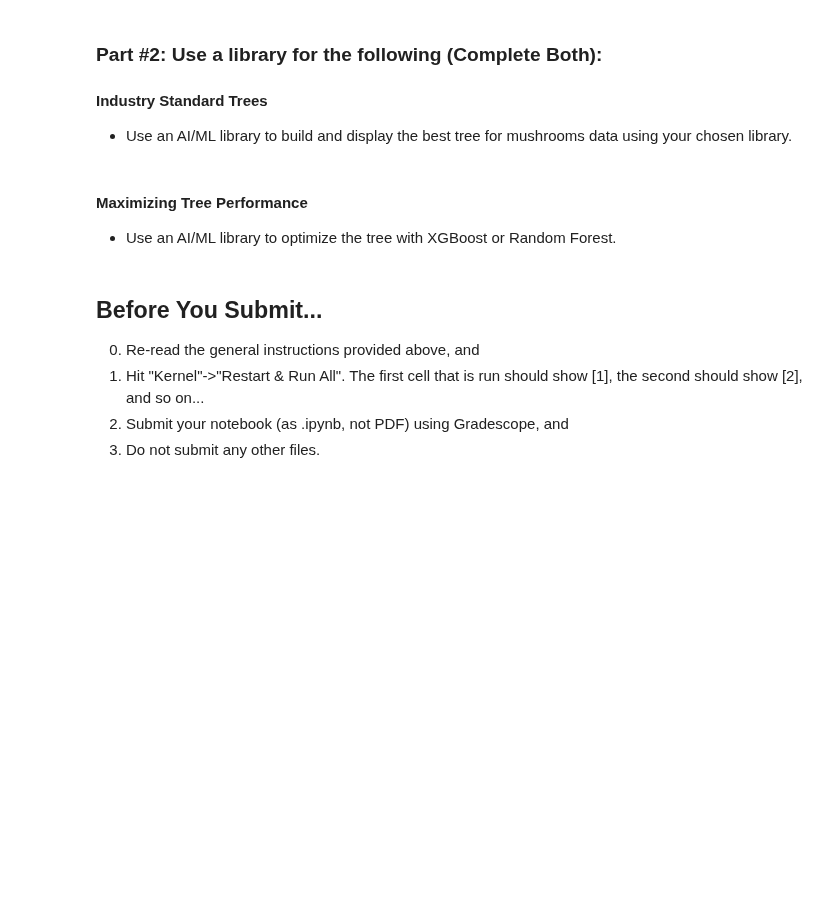
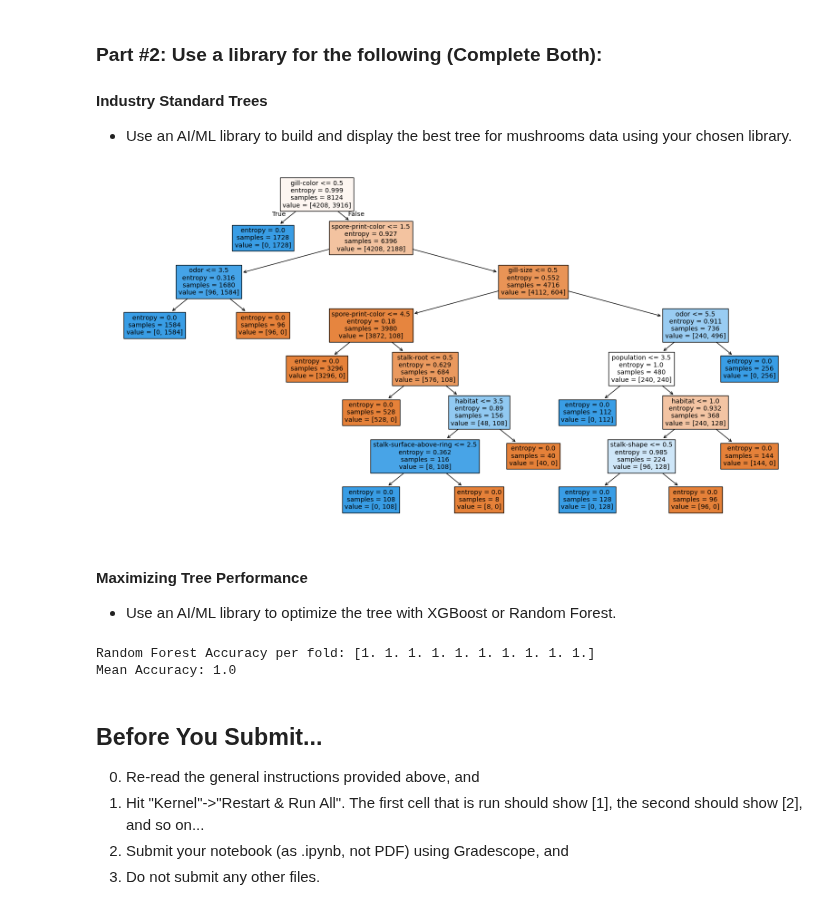
Before and after one commit to JaceLaf/ai_projects, a Jupyter notebook: project_4/project_4.ipynb, the cells around one changed output. Saved outputs shown, nothing was run; the diff lists cells and outputs as text; code cells hidden in the pictures; blank space fills up the shorter version.

Commit message:
wrote tree display and optimization

```diff
--- a/project_4/project_4.ipynb
+++ b/project_4/project_4.ipynb
@@ -680,3 +684,40 @@ ODOR - s =====> p
+# %%
+def prepare_data(data, attribute_names):
+    """
+    Encodes features for numeric input
+    Args:
+        data (list): a list of items
+        attribute_names (list): a list of the names of features
+    Returns:
+        X (df): attributes in numeric form
+        y (series): target variable in numeric form
+        encoders (dict): label encoder object for each attribute column
+    """
+    df = pd.DataFrame(data, columns=attribute_names + ['target'])
+
+    encoders = {}
+    for col in df.columns:
+        le = LabelEncoder()
+        df[col] = le.fit_transform(df[col])
+        encoders[col] = le
+
+    X = df[attribute_names]
+    y = df['target']
+
+    return X, y, encoders
+# %%
+X, y, encoders = prepare_data(data_mushroom, attribute_names_mushroom)
+
+# Trains tree
+classifers = DecisionTreeClassifier(criterion="entropy")
+classifers.fit(X, y)
+
+# Visualizes tree
+plt.figure(figsize=(20,10))
+plot_tree(classifers, feature_names=attribute_names_mushroom, filled=True)
+plt.show()
+# %% [output]
+[figure, added]
 # %% [markdown]
 #### Maximizing Tree Performance
 - Use an AI/ML library to optimize the tree with XGBoost or Random Forest.
@@ -685,3 +728,17 @@ ODOR - s =====> p
+# %%
+rf = RandomForestClassifier(
+    n_estimators=100,
+    max_depth=None,
+    random_state=42
+)
+
+scores = cross_val_score(rf, X, y, cv=10)
+
+print("Random Forest Accuracy per fold:", scores)
+print("Mean Accuracy:", scores.mean())
+# %% [output]
+Random Forest Accuracy per fold: [1. 1. 1. 1. 1. 1. 1. 1. 1. 1.]
+Mean Accuracy: 1.0
 # %% [markdown]
 ## Before You Submit...
 
```
Also changed, not shown: parts of 8 cells of this notebook.
